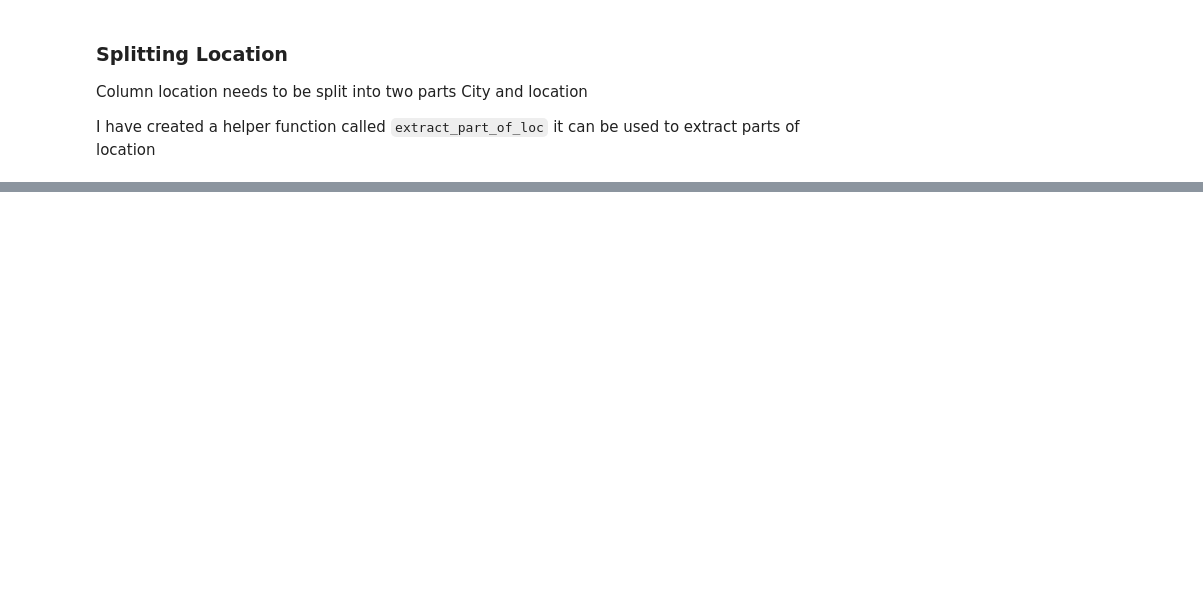
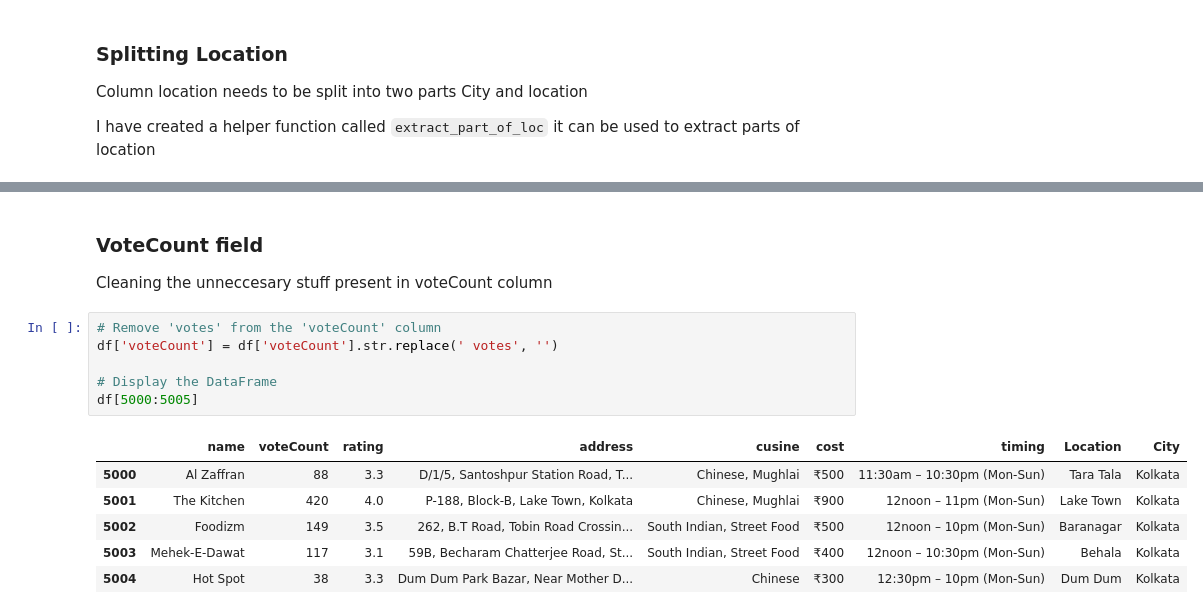
Before and after one commit to theneuralcraftsman/restaurant-ai, a Jupyter notebook: ZomataDataProcessing.ipynb, the cells around one changed output, grey strips where cells are left out. Drawn from its saved outputs; the diff is of its cells as text; blank space fills up the shorter version.

```diff
--- a/ZomataDataProcessing.ipynb
+++ b/ZomataDataProcessing.ipynb
@@ -210,0 +244,16 @@ I have created a helper function called `extract_part_of_loc` it can be used to
+# %% [markdown]
+### VoteCount field
+Cleaning the unneccesary stuff present in voteCount column
+# %%
+# Remove 'votes' from the 'voteCount' column
+df['voteCount'] = df['voteCount'].str.replace(' votes', '')
+
+# Display the DataFrame
+df[5000:5005]
+# %% [output]
+|  | name | voteCount | rating | address | cusine | cost | timing | Location | City |
+| 5000 | Al Zaffran | 88 | 3.3 | D/1/5, Santoshpur Station Road, T... | Chinese, Mughlai | ₹500 | 11:30am – 10:30pm (Mon-Sun) | Tara Tala | Kolkata |
+| 5001 | The Kitchen | 420 | 4.0 | P-188, Block-B, Lake Town, Kolkata | Chinese, Mughlai | ₹900 | 12noon – 11pm (Mon-Sun) | Lake Town | Kolkata |
+| 5002 | Foodizm | 149 | 3.5 | 262, B.T Road, Tobin Road Crossin... | South Indian, Street Food | ₹500 | 12noon – 10pm (Mon-Sun) | Baranagar | Kolkata |
+| 5003 | Mehek-E-Dawat | 117 | 3.1 | 59B, Becharam Chatterjee Road, St... | South Indian, Street Food | ₹400 | 12noon – 10:30pm (Mon-Sun) | Behala | Kolkata |
+| 5004 | Hot Spot | 38 | 3.3 | Dum Dum Park Bazar, Near Mother D... | Chinese | ₹300 | 12:30pm – 10pm (Mon-Sun) | Dum Dum | Kolkata |
```
Also changed, not shown: parts of 13 cells of this notebook, 1 other file.
